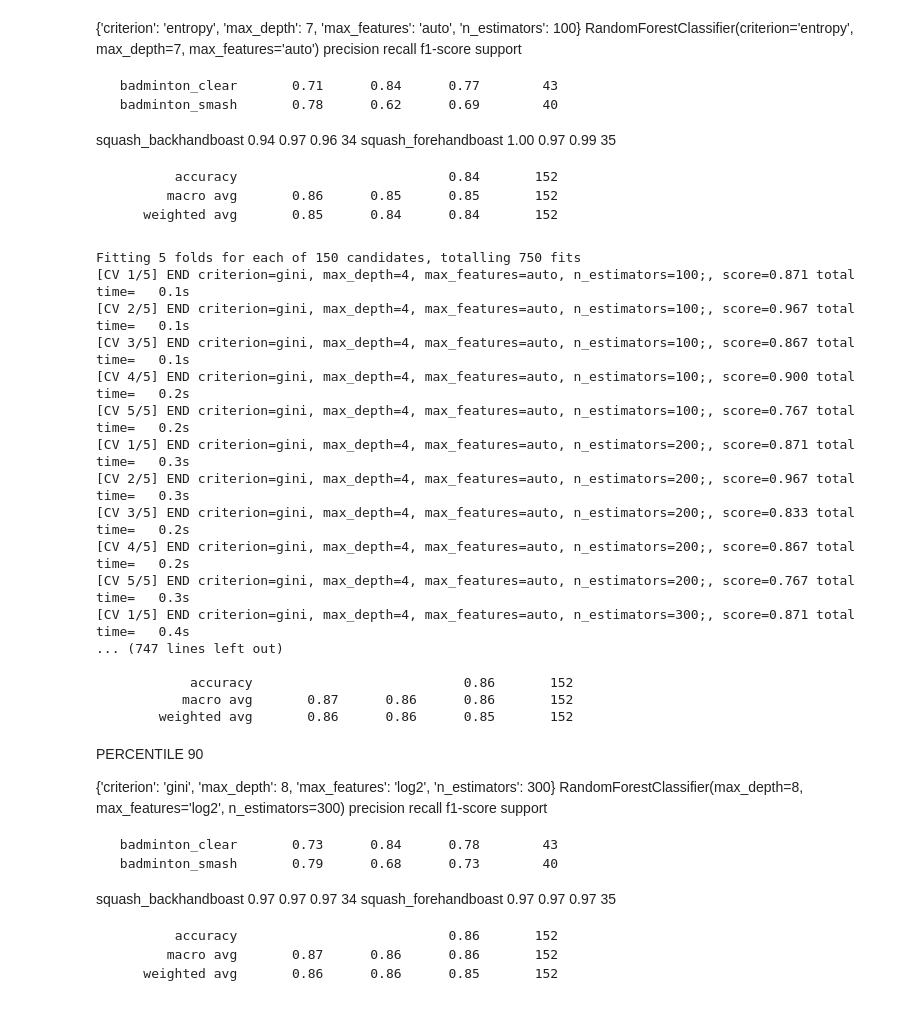
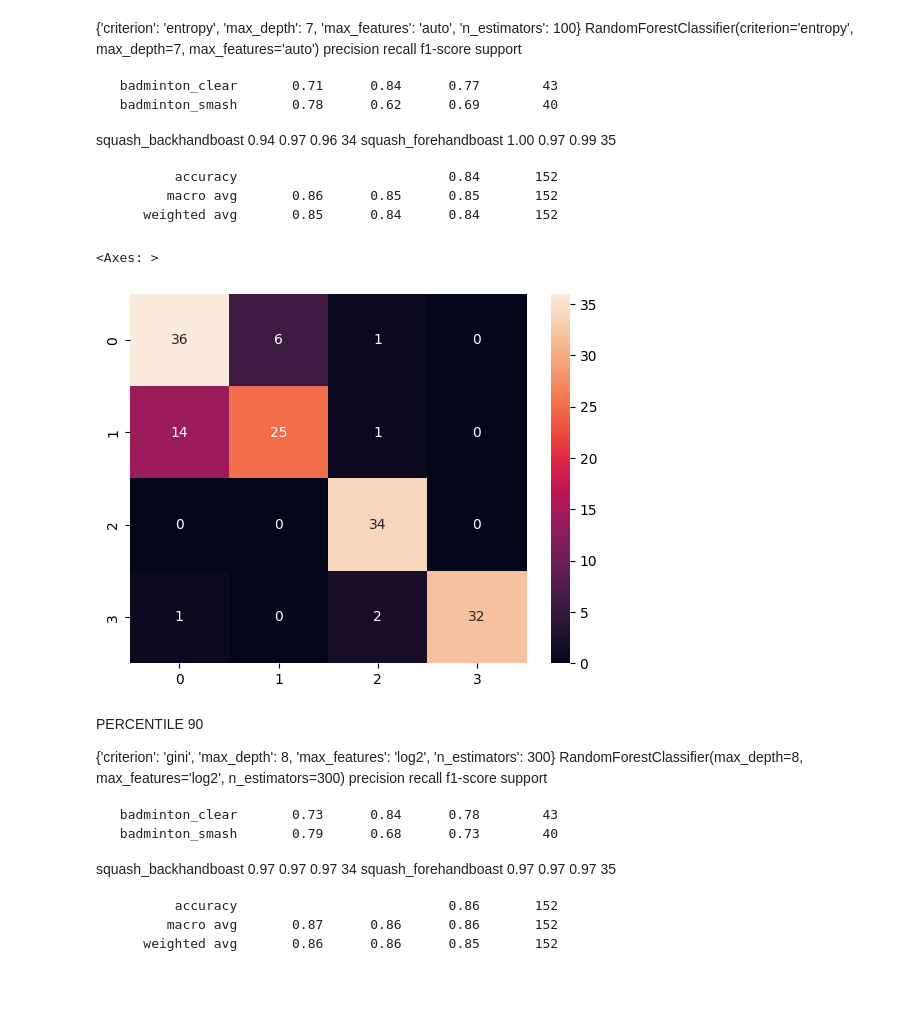
Before and after one commit to iandreileo/machine-learning-homework, a Jupyter notebook: homework_racket.ipynb, the cells around one changed output. Drawn from its saved outputs; the diff is of its cells as text; code cells hidden in the pictures.

```diff
--- a/homework_racket.ipynb
+++ b/homework_racket.ipynb
@@ -1220,6 +1197,21 @@ squash_forehandboast       1.00      0.97      0.99        35
             accuracy                           0.84       152
            macro avg       0.86      0.85      0.85       152
         weighted avg       0.85      0.84      0.84       152
+# %%
+# Confusion matrix RANDOM FOREST with variance threshold
+random_current = RandomForestClassifier(criterion='entropy', max_depth=7, max_features='auto')
+
+random_current.fit(X_train_variance, train_y)
+
+grid_predictions = random_current.predict(X_test_variance)
+
+# confusion matrix
+cf_matrix = confusion_matrix(test_y, grid_predictions)
+
+sns.heatmap(cf_matrix, annot=True)
+# %% [output]
+<Axes: >
+[figure, added]
 # %%
 # random forest with percentile threshold
 # defining parameter range
@@ -1244,24 +1236,6 @@ grid_predictions = rfc_model_percentile_cv.predict(X_test_percentile)
 
 # print classification report
 print(classification_report(test_y, grid_predictions))
-# %% [output]
-Fitting 5 folds for each of 150 candidates, totalling 750 fits
-[CV 1/5] END criterion=gini, max_depth=4, max_features=auto, n_estimators=100;, score=0.871 total time=   0.1s
-[CV 2/5] END criterion=gini, max_depth=4, max_features=auto, n_estimators=100;, score=0.967 total time=   0.1s
-[CV 3/5] END criterion=gini, max_depth=4, max_features=auto, n_estimators=100;, score=0.867 total time=   0.1s
-[CV 4/5] END criterion=gini, max_depth=4, max_features=auto, n_estimators=100;, score=0.900 total time=   0.2s
-[CV 5/5] END criterion=gini, max_depth=4, max_features=auto, n_estimators=100;, score=0.767 total time=   0.2s
-[CV 1/5] END criterion=gini, max_depth=4, max_features=auto, n_estimators=200;, score=0.871 total time=   0.3s
-[CV 2/5] END criterion=gini, max_depth=4, max_features=auto, n_estimators=200;, score=0.967 total time=   0.3s
-[CV 3/5] END criterion=gini, max_depth=4, max_features=auto, n_estimators=200;, score=0.833 total time=   0.2s
-[CV 4/5] END criterion=gini, max_depth=4, max_features=auto, n_estimators=200;, score=0.867 total time=   0.2s
-[CV 5/5] END criterion=gini, max_depth=4, max_features=auto, n_estimators=200;, score=0.767 total time=   0.3s
-[CV 1/5] END criterion=gini, max_depth=4, max_features=auto, n_estimators=300;, score=0.871 total time=   0.4s
-... (747 lines left out)
-
-            accuracy                           0.86       152
-           macro avg       0.87      0.86      0.86       152
-        weighted avg       0.86      0.86      0.85       152
 # %% [markdown]
 PERCENTILE 90
 
```
Also changed, not shown: parts of 22 cells of this notebook, 3 other files.
